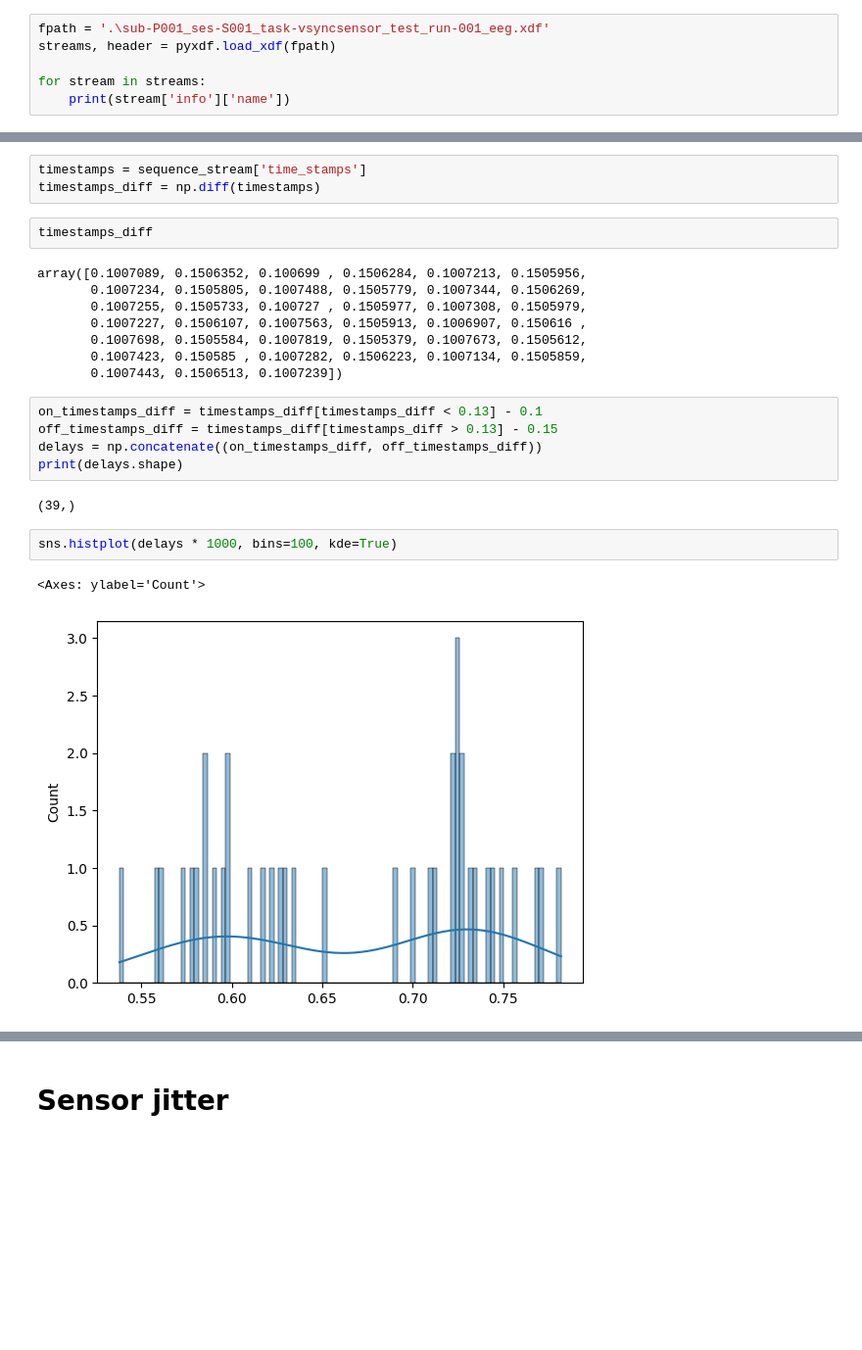
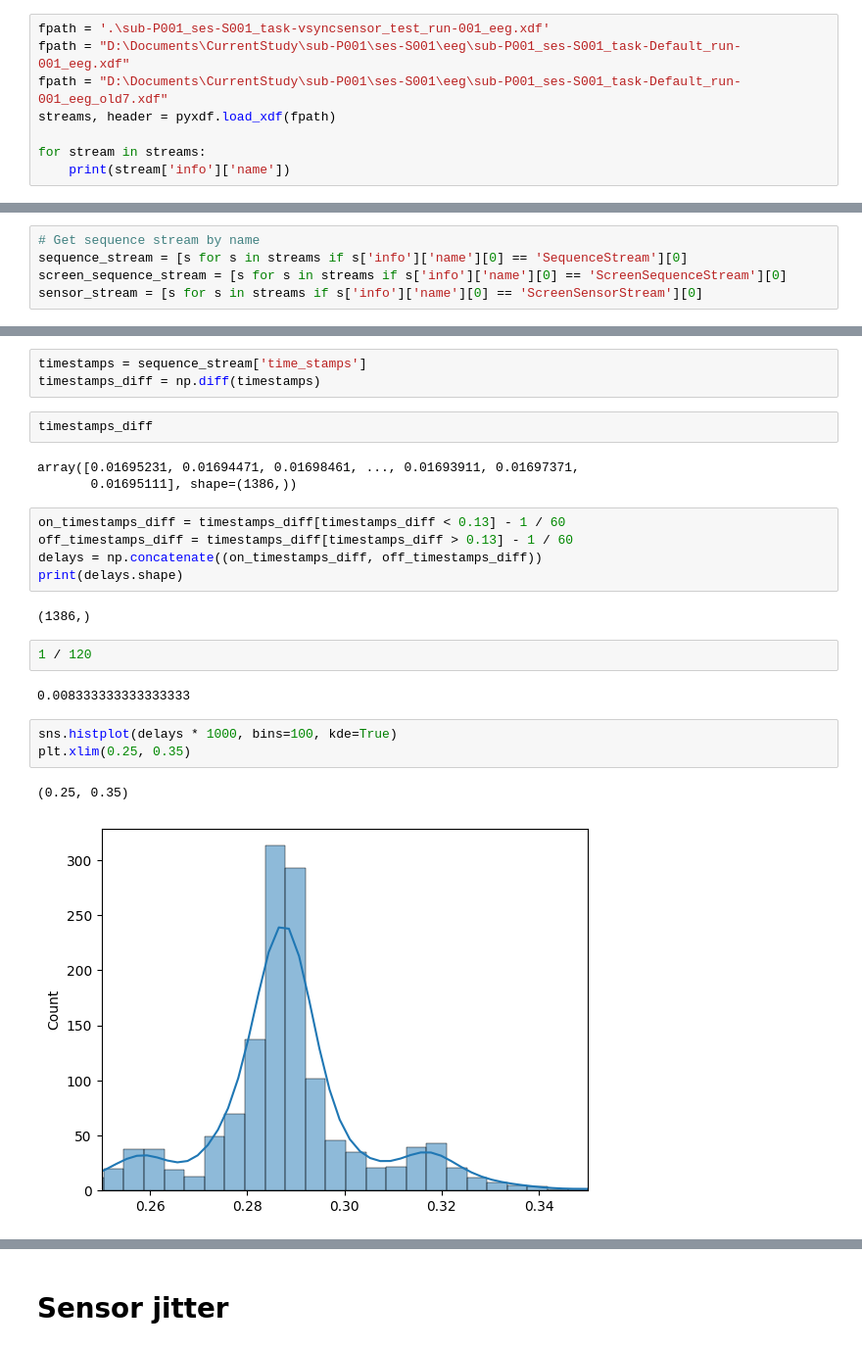
Before and after one commit to amar-enkhbat/codebook_generator, a Jupyter notebook: vsync_sensor_test/vsync_sensor.ipynb, the cells around one changed output, grey strips where cells are left out. Shown at 98% size. Saved outputs shown, nothing was run; the diff lists cells and outputs as text; blank space fills up the shorter version.

```diff
--- a/vsync_sensor_test/vsync_sensor.ipynb
+++ b/vsync_sensor_test/vsync_sensor.ipynb
@@ -89,6 +93,8 @@ import seaborn as sns
 import pyxdf
 # %%
 fpath = '.\sub-P001_ses-S001_task-vsyncsensor_test_run-001_eeg.xdf'
+fpath = "D:\Documents\CurrentStudy\sub-P001\ses-S001\eeg\sub-P001_ses-S001_task-Default_run-001_eeg.xdf"
+fpath = "D:\Documents\CurrentStudy\sub-P001\ses-S001\eeg\sub-P001_ses-S001_task-Default_run-001_eeg_old7.xdf"
 streams, header = pyxdf.load_xdf(fpath)
 
 for stream in streams:
@@ -102,3 +126,8 @@ sensor_stream = streams[1]
+# %%
+# Get sequence stream by name
+sequence_stream = [s for s in streams if s['info']['name'][0] == 'SequenceStream'][0]
+screen_sequence_stream = [s for s in streams if s['info']['name'][0] == 'ScreenSequenceStream'][0]
+sensor_stream = [s for s in streams if s['info']['name'][0] == 'ScreenSensorStream'][0]
 # %% [markdown]
 ## Sequence jitter
 # %%
@@ -107,22 +136,22 @@ timestamps_diff = np.diff(timestamps)
 # %%
 timestamps_diff
 # %% [output]
-array([0.1007089, 0.1506352, 0.100699 , 0.1506284, 0.1007213, 0.1505956,
-       0.1007234, 0.1505805, 0.1007488, 0.1505779, 0.1007344, 0.1506269,
-       0.1007255, 0.1505733, 0.100727 , 0.1505977, 0.1007308, 0.1505979,
-       0.1007227, 0.1506107, 0.1007563, 0.1505913, 0.1006907, 0.150616 ,
-       0.1007698, 0.1505584, 0.1007819, 0.1505379, 0.1007673, 0.1505612,
-       0.1007423, 0.150585 , 0.1007282, 0.1506223, 0.1007134, 0.1505859,
-       0.1007443, 0.1506513, 0.1007239])
+array([0.01695231, 0.01694471, 0.01698461, ..., 0.01693911, 0.01697371,
+       0.01695111], shape=(1386,))
 # %%
-on_timestamps_diff = timestamps_diff[timestamps_diff < 0.13] - 0.1
-off_timestamps_diff = timestamps_diff[timestamps_diff > 0.13] - 0.15
+on_timestamps_diff = timestamps_diff[timestamps_diff < 0.13] - 1 / 60
+off_timestamps_diff = timestamps_diff[timestamps_diff > 0.13] - 1 / 60
 delays = np.concatenate((on_timestamps_diff, off_timestamps_diff))
 print(delays.shape)
 # %% [output]
-(39,)
+(1386,)
+# %%
+1 / 120
+# %% [output]
+0.008333333333333333
 # %%
 sns.histplot(delays * 1000, bins=100, kde=True)
+plt.xlim(0.25, 0.35)
 # %% [output]
-<Axes: ylabel='Count'>
+(0.25, 0.35)
-[figure, old version]
+[figure, new version]
```
Also changed, not shown: parts of 11 cells of this notebook, 3 other files.
